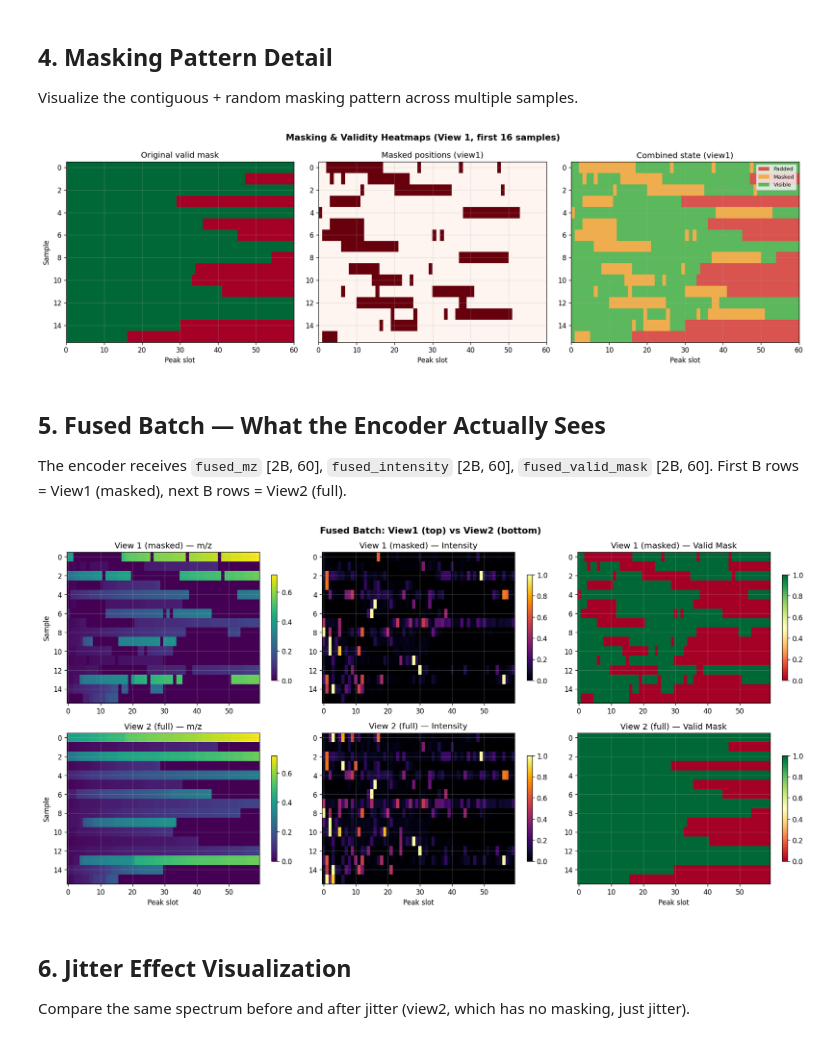
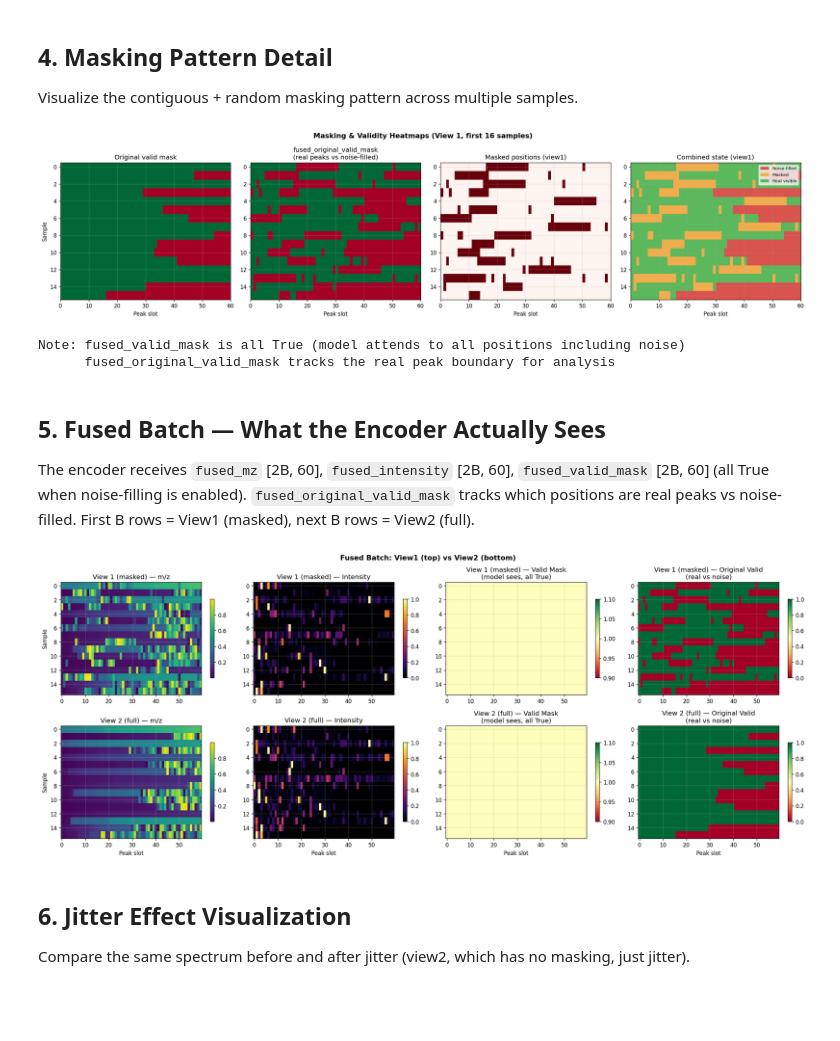
Before and after one commit to wchen99998/spectra-learning, a Jupyter notebook: notebooks/visualize_input_pipeline.executed.ipynb, the cells around one changed output. Cells and saved outputs as stored; diff of their text form; code cells hidden in the pictures; blank space fills up the shorter version.

```diff
--- a/notebooks/visualize_input_pipeline.executed.ipynb
+++ b/notebooks/visualize_input_pipeline.executed.ipynb
@@ -290,68 +322,81 @@ plt.show()
 
 Visualize the contiguous + random masking pattern across multiple samples.
 # %%
-fig, axes = plt.subplots(1, 3, figsize=(16, 5))
+fig, axes = plt.subplots(1, 4, figsize=(20, 5))
 fig.suptitle('Masking & Validity Heatmaps (View 1, first 16 samples)', fontsize=13, fontweight='bold')
 
 N = _NUM_PEAKS_OUTPUT
-v1_valid_all = aug_batch['fused_valid_mask'][:B]   # [B, N]
-v1_masked_all = aug_batch['fused_masked_positions'][:B]  # [B, N]
+v1_orig_valid_all = aug_batch['fused_original_valid_mask'][:B]  # [B, N] — true valid/noise boundary
+v1_model_valid_all = aug_batch['fused_valid_mask'][:B]          # [B, N] — what model sees (all True)
+v1_masked_all = aug_batch['fused_masked_positions'][:B]         # [B, N]
 orig_valid_all = raw_batch['peak_valid_mask'][:B]
 
-# Combined state: 0=padded, 1=masked, 2=visible
-# From original valid mask + masked positions
+# Combined state: 0=noise-filled, 1=masked, 2=real peak (visible), 3=masked real peak
 combined = np.zeros_like(orig_valid_all, dtype=float)
-combined[orig_valid_all.astype(bool) & ~v1_masked_all.astype(bool)] = 2  # visible in view1
+combined[v1_orig_valid_all.astype(bool) & ~v1_masked_all.astype(bool)] = 2  # real, visible
 combined[v1_masked_all.astype(bool)] = 1  # masked
-# padded stays 0
+# noise-filled stays 0
 
 from matplotlib.colors import ListedColormap
-cmap3 = ListedColormap(['#d9534f', '#f0ad4e', '#5cb85c'])  # red=pad, orange=masked, green=visible
+cmap3 = ListedColormap(['#d9534f', '#f0ad4e', '#5cb85c'])  # red=noise, orange=masked, green=real visible
 
-# (a) Original valid mask
+# (a) Original valid mask (pre-augmentation)
 ax = axes[0]
 ax.imshow(orig_valid_all.astype(float), aspect='auto', cmap='RdYlGn',
           interpolation='nearest', extent=[0, N, B-0.5, -0.5])
 ax.set_title('Original valid mask')
 ax.set_xlabel('Peak slot')
 ax.set_ylabel('Sample')
 
-# (b) Masked positions (view1)
+# (b) Original valid mask after augmentation (real peaks vs noise)
 ax = axes[1]
+ax.imshow(v1_orig_valid_all.astype(float), aspect='auto', cmap='RdYlGn',
+          interpolation='nearest', extent=[0, N, B-0.5, -0.5])
+ax.set_title('fused_original_valid_mask\n(real peaks vs noise-filled)')
+ax.set_xlabel('Peak slot')
+
+# (c) Masked positions (view1)
+ax = axes[2]
 ax.imshow(v1_masked_all.astype(float), aspect='auto', cmap='Reds',
           interpolation='nearest', extent=[0, N, B-0.5, -0.5])
 ax.set_title('Masked positions (view1)')
 ax.set_xlabel('Peak slot')
 
-# (c) Combined: padded / masked / visible
-ax = axes[2]
+# (d) Combined: noise-filled / masked / real visible
+ax = axes[3]
 im = ax.imshow(combined, aspect='auto', cmap=cmap3, vmin=0, vmax=2,
                interpolation='nearest', extent=[0, N, B-0.5, -0.5])
 ax.set_title('Combined state (view1)')
 ax.set_xlabel('Peak slot')
 legend_elements = [
-    Patch(facecolor='#d9534f', label='Padded'),
+    Patch(facecolor='#d9534f', label='Noise-filled'),
     Patch(facecolor='#f0ad4e', label='Masked'),
-    Patch(facecolor='#5cb85c', label='Visible'),
+    Patch(facecolor='#5cb85c', label='Real visible'),
 ]
 ax.legend(handles=legend_elements, loc='upper right', fontsize=8)
 
 plt.tight_layout()
 plt.savefig('notebooks/fig_mask_heatmap.png', bbox_inches='tight')
 plt.show()
+
+print(f"Note: fused_valid_mask is all True (model attends to all positions including noise)")
+print(f"      fused_original_valid_mask tracks the real peak boundary for analysis")
 # %% [output]
-[figure, old version]
+[figure, new version]
+Note: fused_valid_mask is all True (model attends to all positions including noise)
+      fused_original_valid_mask tracks the real peak boundary for analysis
 # %% [markdown]
 ## 5. Fused Batch — What the Encoder Actually Sees
 
-The encoder receives `fused_mz` [2B, 60], `fused_intensity` [2B, 60], `fused_valid_mask` [2B, 60]. First B rows = View1 (masked), next B rows = View2 (full).
+The encoder receives `fused_mz` [2B, 60], `fused_intensity` [2B, 60], `fused_valid_mask` [2B, 60] (all True when noise-filling is enabled). `fused_original_valid_mask` tracks which positions are real peaks vs noise-filled. First B rows = View1 (masked), next B rows = View2 (full).
 # %%
-fig, axes = plt.subplots(2, 3, figsize=(16, 8))
+fig, axes = plt.subplots(2, 4, figsize=(20, 8))
 fig.suptitle('Fused Batch: View1 (top) vs View2 (bottom)', fontsize=13, fontweight='bold')
 
 fused_mz = aug_batch['fused_mz']      # [2B, N]
 fused_int = aug_batch['fused_intensity']
-fused_valid = aug_batch['fused_valid_mask']
+fused_valid = aug_batch['fused_valid_mask']           # all True (model sees)
+fused_orig_valid = aug_batch['fused_original_valid_mask']  # real peaks vs noise
 
 for row, (label, start) in enumerate([('View 1 (masked)', 0), ('View 2 (full)', B)]):
     sl = slice(start, start + B)
@@ -369,7 +414,12 @@ for row, (label, start) in enumerate([('View 1 (masked)', 0), ('View 2 (full)',
 
     ax = axes[row, 2]
     im = ax.imshow(fused_valid[sl].astype(float), aspect='auto', cmap='RdYlGn', interpolation='nearest')
-    ax.set_title(f'{label} — Valid Mask')
+    ax.set_title(f'{label} — Valid Mask\n(model sees, all True)')
+    plt.colorbar(im, ax=ax, shrink=0.7)
+
+    ax = axes[row, 3]
+    im = ax.imshow(fused_orig_valid[sl].astype(float), aspect='auto', cmap='RdYlGn', interpolation='nearest')
+    ax.set_title(f'{label} — Original Valid\n(real vs noise)')
     plt.colorbar(im, ax=ax, shrink=0.7)
 
 for ax in axes[1]:
@@ -379,7 +429,7 @@ plt.tight_layout()
 plt.savefig('notebooks/fig_fused_batch.png', bbox_inches='tight')
 plt.show()
 # %% [output]
-[figure, old version]
+[figure, new version]
 # %% [markdown]
 ## 6. Jitter Effect Visualization
 
```
Also changed, not shown: parts of 5 cells of this notebook, 5 other files.
